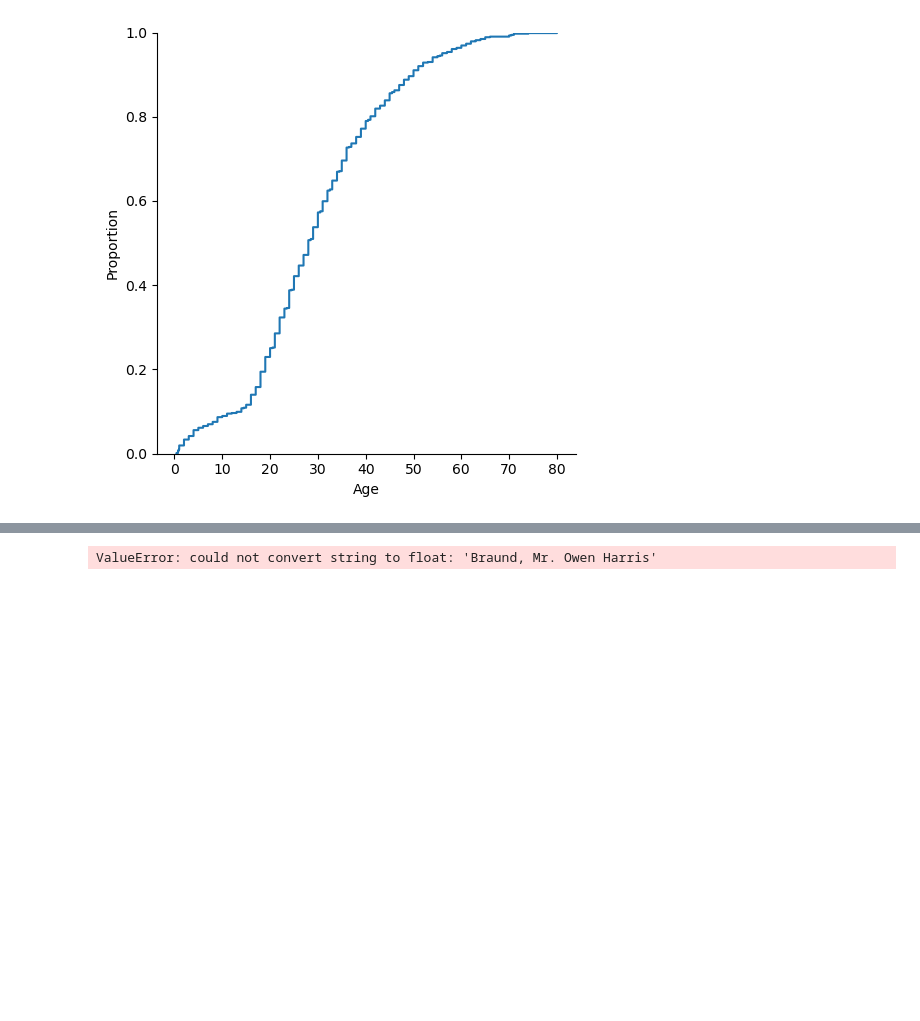
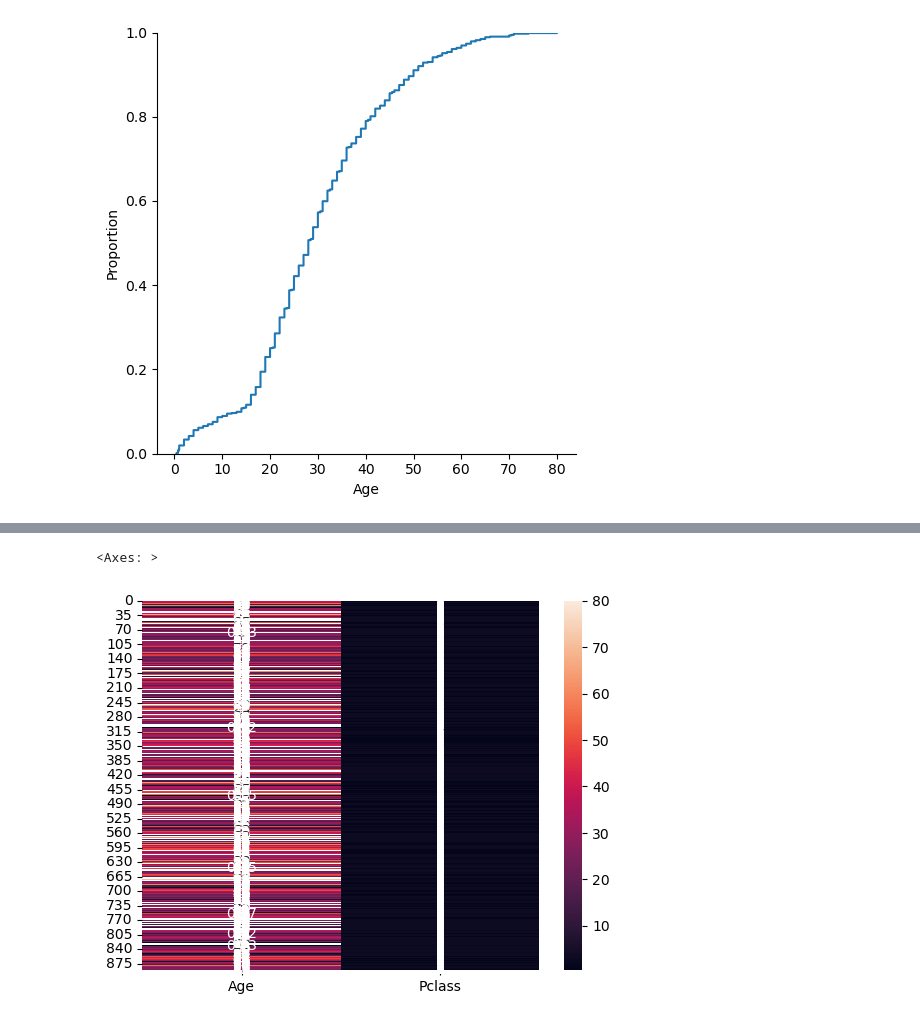
Before and after one commit to SENATOROVAI/DataScience-Maxim, a Jupyter notebook: Python/Pandas as ass/titanic_clean_filter_data.ipynb, the cells around one changed output, grey strips where cells are left out. Saved outputs shown, nothing was run; the diff lists cells and outputs as text; code cells hidden in the pictures; blank space fills up the shorter version.

```diff
--- a/Python/Pandas as ass/titanic_clean_filter_data.ipynb
+++ b/Python/Pandas as ass/titanic_clean_filter_data.ipynb
@@ -255,4 +319,5 @@ sns.displot(df['Age'], kind='ecdf')
 # %%
-sns.heatmap(df.corr(), annot=True)
+sns.heatmap(data=df[['Age', 'Pclass']], annot=True)
 # %% [output]
-ValueError: could not convert string to float: 'Braund, Mr. Owen Harris'
+<Axes: >
+[figure, added]
```
Also changed, not shown: parts of 34 cells of this notebook, 3 other files.
